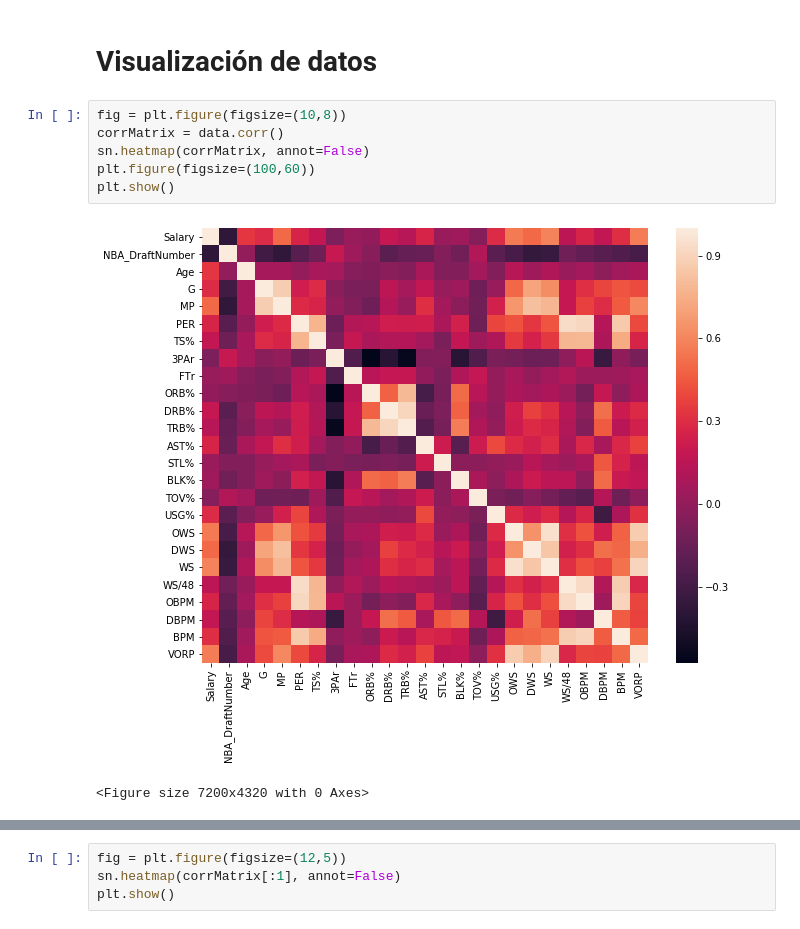
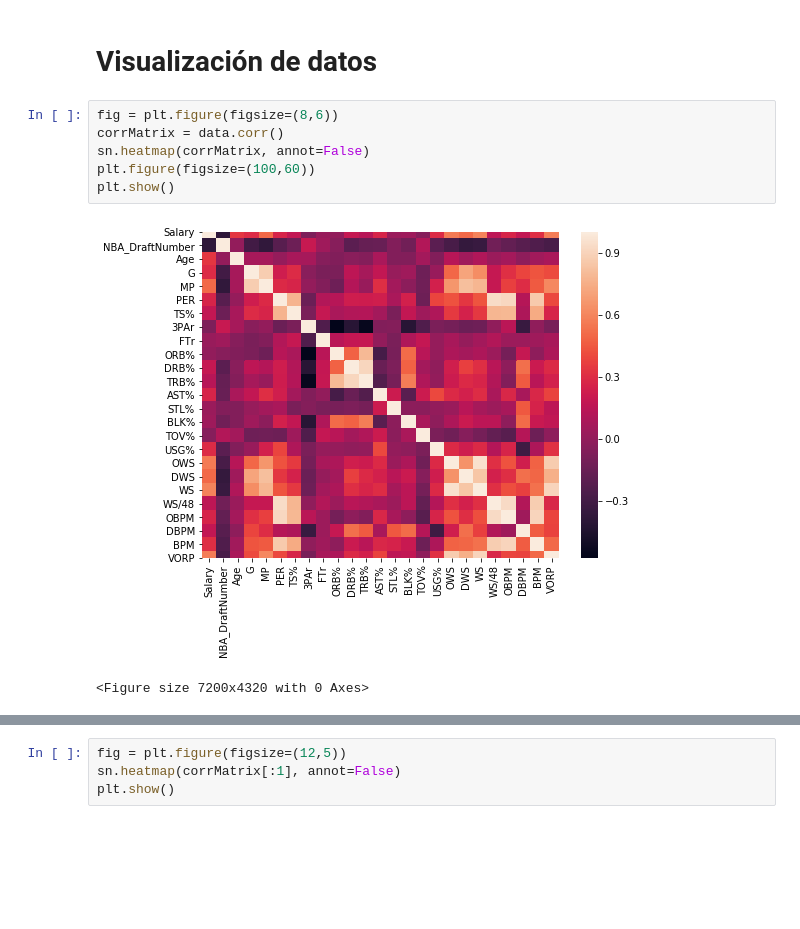
Before and after one commit to NicolasB2/NBA_Salaries, a Jupyter notebook: NBA Salary.ipynb, the cells around one changed output, grey strips where cells are left out. Cells and saved outputs as stored; diff of their text form; blank space fills up the shorter version.

```diff
--- a/NBA Salary.ipynb
+++ b/NBA Salary.ipynb
@@ -113,11 +113,11 @@ data.describe()
 # %% [markdown]
 # Visualización de datos
 # %%
-fig = plt.figure(figsize=(10,8))
+fig = plt.figure(figsize=(8,6))
 corrMatrix = data.corr()
 sn.heatmap(corrMatrix, annot=False)
 plt.figure(figsize=(100,60))
 plt.show()
 # %% [output]
-[figure, old version]
+[figure, new version]
 <Figure size 7200x4320 with 0 Axes>
```
Also changed, not shown: parts of 11 cells of this notebook.
